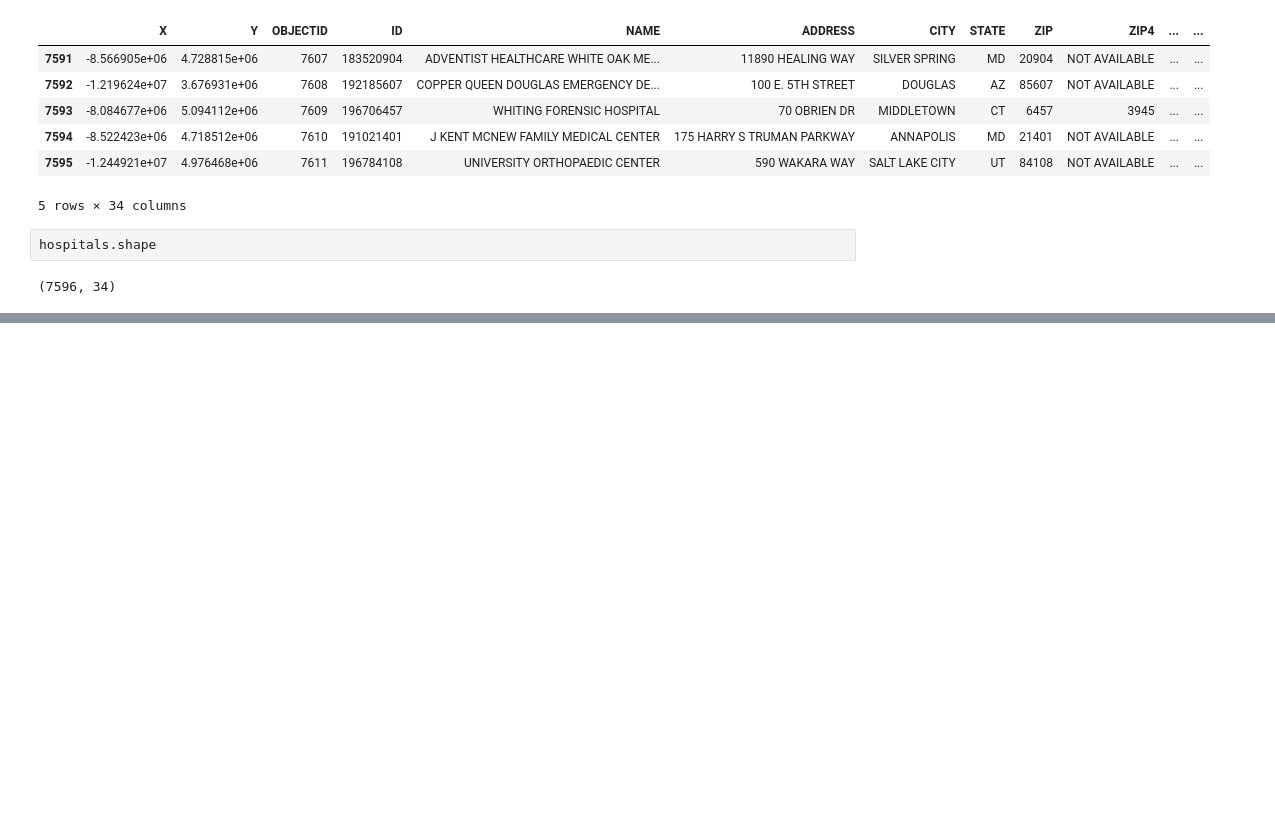
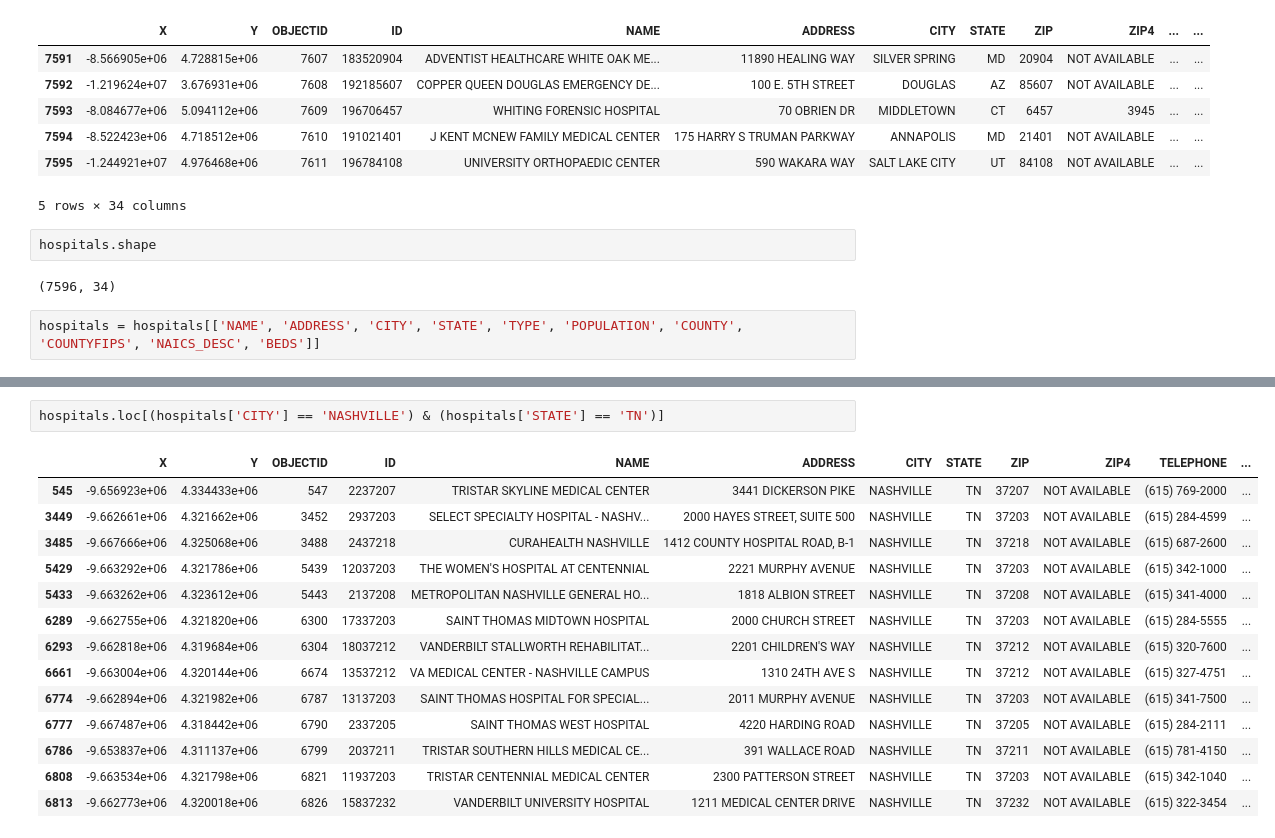
Before and after one commit to Othins-Ctrl/data-science-essentials-4, a Jupyter notebook: notebooks/Week_One_Tasks.ipynb, the cells around one changed output, grey strips where cells are left out. Saved outputs shown, nothing was run; the diff lists cells and outputs as text; blank space fills up the shorter version.

```diff
--- a/notebooks/Week_One_Tasks.ipynb
+++ b/notebooks/Week_One_Tasks.ipynb
@@ -39,3 +39,5 @@ hospitals.tail()
 hospitals.shape
 # %% [output]
 (7596, 34)
+# %%
+hospitals = hospitals[['NAME', 'ADDRESS', 'CITY', 'STATE', 'TYPE', 'POPULATION', 'COUNTY', 'COUNTYFIPS', 'NAICS_DESC', 'BEDS']]
@@ -41,0 +64,17 @@ hospitals.shape
+# %%
+hospitals.loc[(hospitals['CITY'] == 'NASHVILLE') & (hospitals['STATE'] == 'TN')]
+# %% [output]
+|  | X | Y | OBJECTID | ID | NAME | ADDRESS | CITY | STATE | ZIP | ZIP4 | TELEPHONE | ... |
+| 545 | -9.656923e+06 | 4.334433e+06 | 547 | 2237207 | TRISTAR SKYLINE MEDICAL CENTER | 3441 DICKERSON PIKE | NASHVILLE | TN | 37207 | NOT AVAILABLE | (615) 769-2000 | ... |
+| 3449 | -9.662661e+06 | 4.321662e+06 | 3452 | 2937203 | SELECT SPECIALTY HOSPITAL - NASHV... | 2000 HAYES STREET, SUITE 500 | NASHVILLE | TN | 37203 | NOT AVAILABLE | (615) 284-4599 | ... |
+| 3485 | -9.667666e+06 | 4.325068e+06 | 3488 | 2437218 | CURAHEALTH NASHVILLE | 1412 COUNTY HOSPITAL ROAD, B-1 | NASHVILLE | TN | 37218 | NOT AVAILABLE | (615) 687-2600 | ... |
+| 5429 | -9.663292e+06 | 4.321786e+06 | 5439 | 12037203 | THE WOMEN'S HOSPITAL AT CENTENNIAL | 2221 MURPHY AVENUE | NASHVILLE | TN | 37203 | NOT AVAILABLE | (615) 342-1000 | ... |
+| 5433 | -9.663262e+06 | 4.323612e+06 | 5443 | 2137208 | METROPOLITAN NASHVILLE GENERAL HO... | 1818 ALBION STREET | NASHVILLE | TN | 37208 | NOT AVAILABLE | (615) 341-4000 | ... |
+| 6289 | -9.662755e+06 | 4.321820e+06 | 6300 | 17337203 | SAINT THOMAS MIDTOWN HOSPITAL | 2000 CHURCH STREET | NASHVILLE | TN | 37203 | NOT AVAILABLE | (615) 284-5555 | ... |
+| 6293 | -9.662818e+06 | 4.319684e+06 | 6304 | 18037212 | VANDERBILT STALLWORTH REHABILITAT... | 2201 CHILDREN'S WAY | NASHVILLE | TN | 37212 | NOT AVAILABLE | (615) 320-7600 | ... |
+| 6661 | -9.663004e+06 | 4.320144e+06 | 6674 | 13537212 | VA MEDICAL CENTER - NASHVILLE CAMPUS | 1310 24TH AVE S | NASHVILLE | TN | 37212 | NOT AVAILABLE | (615) 327-4751 | ... |
+| 6774 | -9.662894e+06 | 4.321982e+06 | 6787 | 13137203 | SAINT THOMAS HOSPITAL FOR SPECIAL... | 2011 MURPHY AVENUE | NASHVILLE | TN | 37203 | NOT AVAILABLE | (615) 341-7500 | ... |
+| 6777 | -9.667487e+06 | 4.318442e+06 | 6790 | 2337205 | SAINT THOMAS WEST HOSPITAL | 4220 HARDING ROAD | NASHVILLE | TN | 37205 | NOT AVAILABLE | (615) 284-2111 | ... |
+| 6786 | -9.653837e+06 | 4.311137e+06 | 6799 | 2037211 | TRISTAR SOUTHERN HILLS MEDICAL CE... | 391 WALLACE ROAD | NASHVILLE | TN | 37211 | NOT AVAILABLE | (615) 781-4150 | ... |
+| 6808 | -9.663534e+06 | 4.321798e+06 | 6821 | 11937203 | TRISTAR CENTENNIAL MEDICAL CENTER | 2300 PATTERSON STREET | NASHVILLE | TN | 37203 | NOT AVAILABLE | (615) 342-1040 | ... |
+| 6813 | -9.662773e+06 | 4.320018e+06 | 6826 | 15837232 | VANDERBILT UNIVERSITY HOSPITAL | 1211 MEDICAL CENTER DRIVE | NASHVILLE | TN | 37232 | NOT AVAILABLE | (615) 322-3454 | ... |
```
Also changed, not shown: parts of 6 cells of this notebook.
